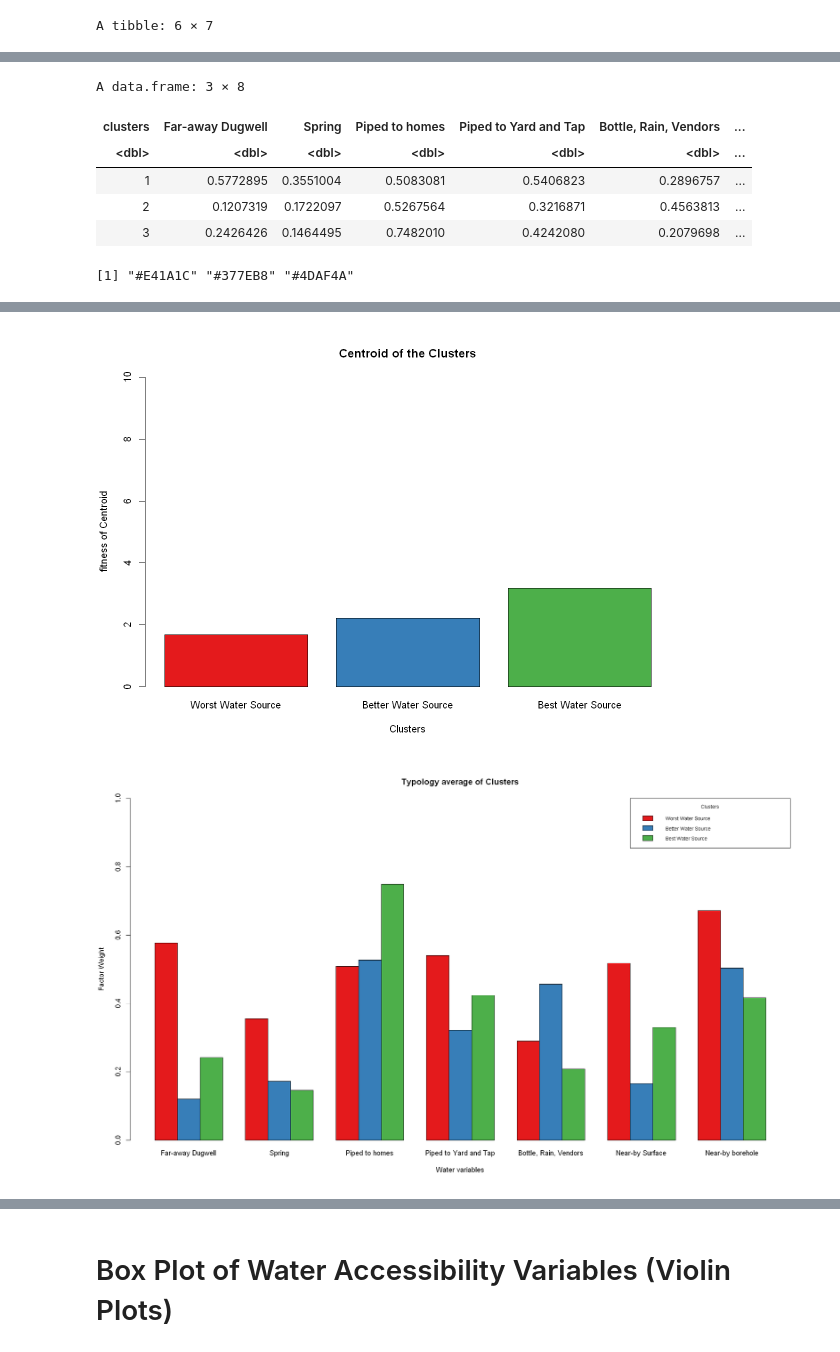
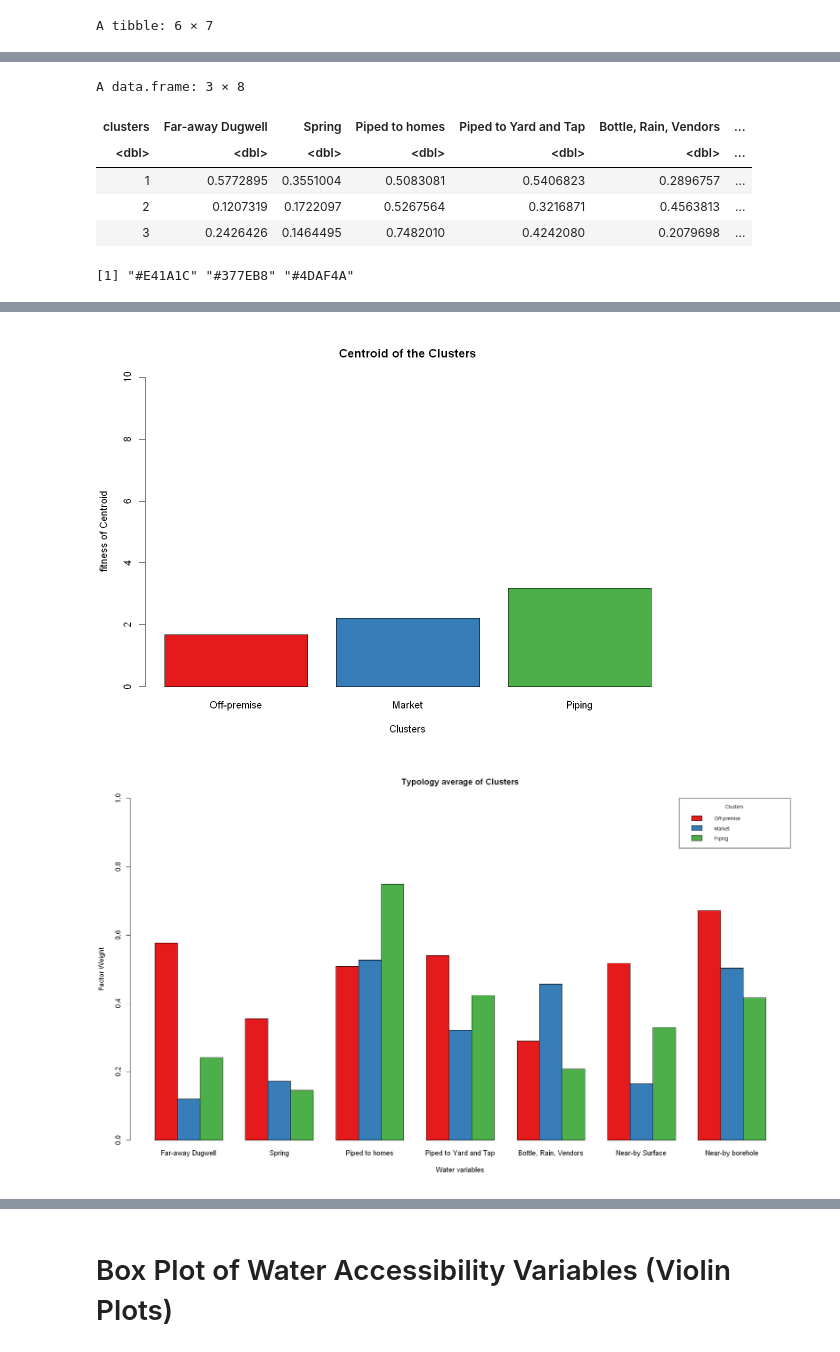
Before and after one commit to narslab/water-accessibility, a Jupyter notebook: bin/jupyter/typology-seven-five-ml-promax.ipynb, the cells around one changed output, grey strips where cells are left out. Cells and saved outputs as stored; diff of their text form; code cells hidden in the pictures.

```diff
--- a/bin/jupyter/typology-seven-five-ml-promax.ipynb
+++ b/bin/jupyter/typology-seven-five-ml-promax.ipynb
@@ -83,7 +89,7 @@ par(old.par)
 bp <- barplot(centroid,
         main = "Centroid of the Clusters", xlab = "Clusters", ylab = "fitness of Centroid",
         col = c('#E41A1C','#377EB8','#4DAF4A'),
-        ylim = c(0, 10), names.arg = c("Worst Water Source", "Better Water Source", "Best Water Source"))
+        ylim = c(0, 10), names.arg = c("Off-premise", "Market", "Piping"))
 #resizing graphs accordingly
 options(repr.plot.width=17, repr.plot.height=10)
 old.par <- par(mar = c(0, 0, 0, 0))
@@ -93,7 +99,7 @@ barplot(as.matrix(df.wa.avg[,c(2:8)]),
         beside = TRUE,
         main = "Typology average of Clusters", xlab = "Water variables", ylab = "Factor Weight",
         col = c('#E41A1C','#377EB8','#4DAF4A'),
-        legend = c("Worst Water Source", "Better Water Source", "Best Water Source"),
+        legend = c("Off-premise", "Market", "Piping"),
         args.legend = list(title = "Clusters", x = "topright", cex = .7), ylim = c(0, 1))
 
 centroiddf.wa <- apply(df, 1, function(x) sqrt(sum(x^2)) ) #How close is each country to the cen-troid of the cluster
@@ -110,35 +116,35 @@ options(repr.plot.width=17, repr.plot.height=14)
 par(mar = c(1,1,1,1))
 par(cex=1.4)
 # The default radar chart for First Cluster
 r.c. <- radarchart(data.spider,
            #custom polygon
            pcol= c('#E41A1C','#377EB8','#4DAF4A','#984EA3' ) ,
            plwd=4 , plty=1,
            #custom the grid
            cglcol="grey", cglty=1, axislabcol="grey", caxislabels= seq(0,1,.2), cglwd=0.8, axistype = 4,
            title = 'Cluster Centroid',
            vlcex=1,
            calcex = 1 , )
 # %% [output]
 A tibble: 6 × 7
 | ML1 | ML6 | ML3 | ML5 | ML2 | ML7 | ML4 |
 | <dbl> | <dbl> | <dbl> | <dbl> | <dbl> | <dbl> | <dbl> |
 | 0.572418217 | 0.27948505 | 0.4740642 | 0.48905269 | 0.3327190 | 0.6406390 | 0.5244550 |
 | 0.173347287 | 0.16631234 | 0.7812555 | 0.21604457 | 0.3179487 | 0.2668756 | 0.5813036 |
 | 0.555402896 | 0.26567935 | 0.6221088 | 0.51799504 | 0.4010244 | 0.8739405 | 0.4280040 |
 | 0.006249719 | 0.01802207 | 0.9992766 | 0.05567089 | 0.0000000 | 0.1978413 | 0.5088645 |
 | 0.172305543 | 0.17209406 | 0.6946237 | 0.41693952 | 0.2060016 | 0.4634648 | 0.4247652 |
 | 0.116506831 | 0.08746231 | 0.0000000 | 0.29168400 | 0.1829046 | 0.1907371 | 0.5876124 |
 A data.frame: 3 × 8
 | clusters | Far-away Dugwell | Spring | Piped to homes | Piped to Yard and Tap | Bottle, Rain, Vendors | ... |
 | <dbl> | <dbl> | <dbl> | <dbl> | <dbl> | <dbl> | ... |
 | 1 | 0.5772895 | 0.3551004 | 0.5083081 | 0.5406823 | 0.2896757 | ... |
 | 2 | 0.1207319 | 0.1722097 | 0.5267564 | 0.3216871 | 0.4563813 | ... |
 | 3 | 0.2426426 | 0.1464495 | 0.7482010 | 0.4242080 | 0.2079698 | ... |
 [1] "#E41A1C" "#377EB8" "#4DAF4A"
 [figure]
-[figure, old version]
+[figure, new version]
-[figure, old version]
+[figure, new version]
 [figure]
 # %% [markdown]
 # Box Plot of Water Accessibility Variables (Violin Plots)
```
Also changed, not shown: parts of 5 cells of this notebook, 13 other files.
